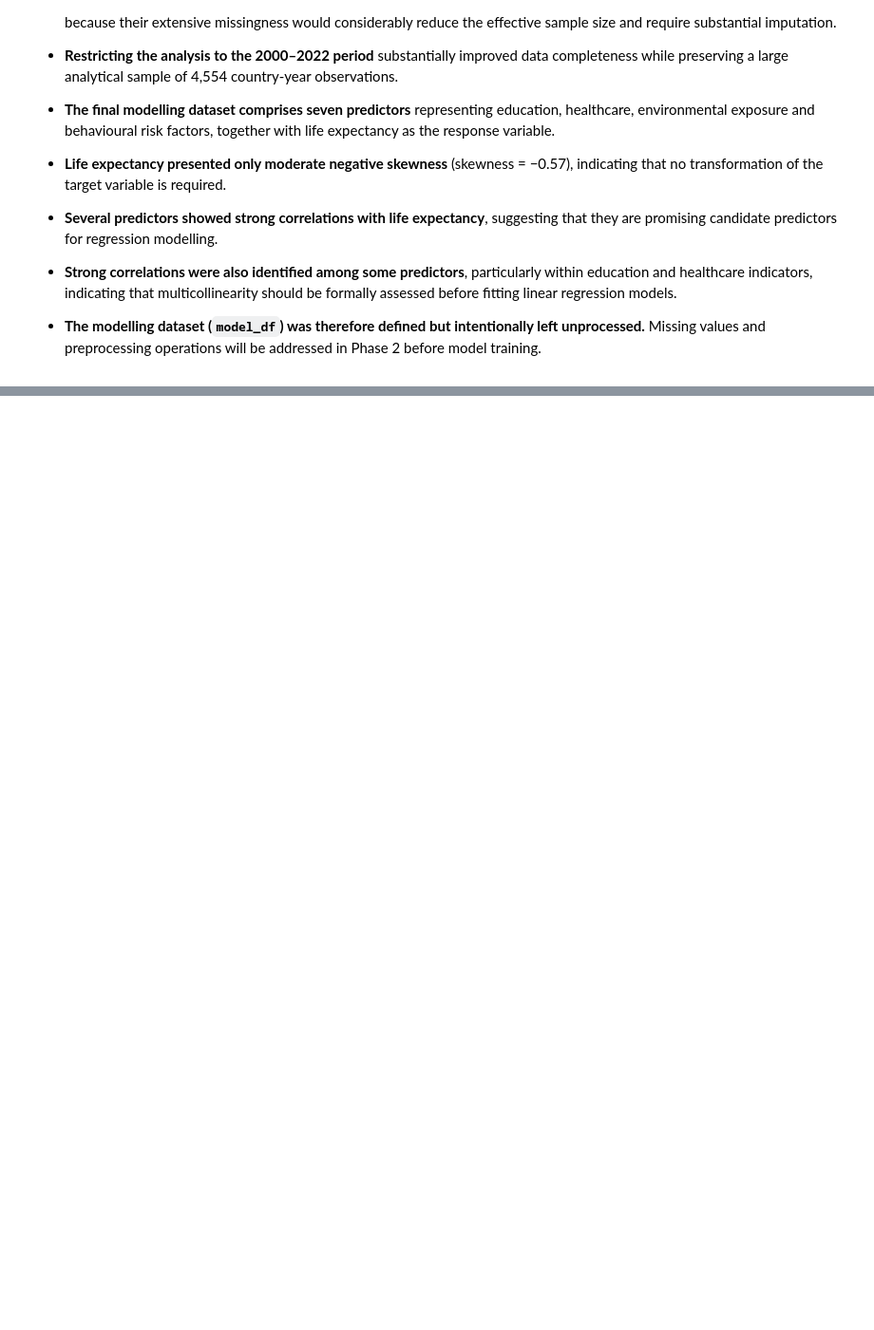
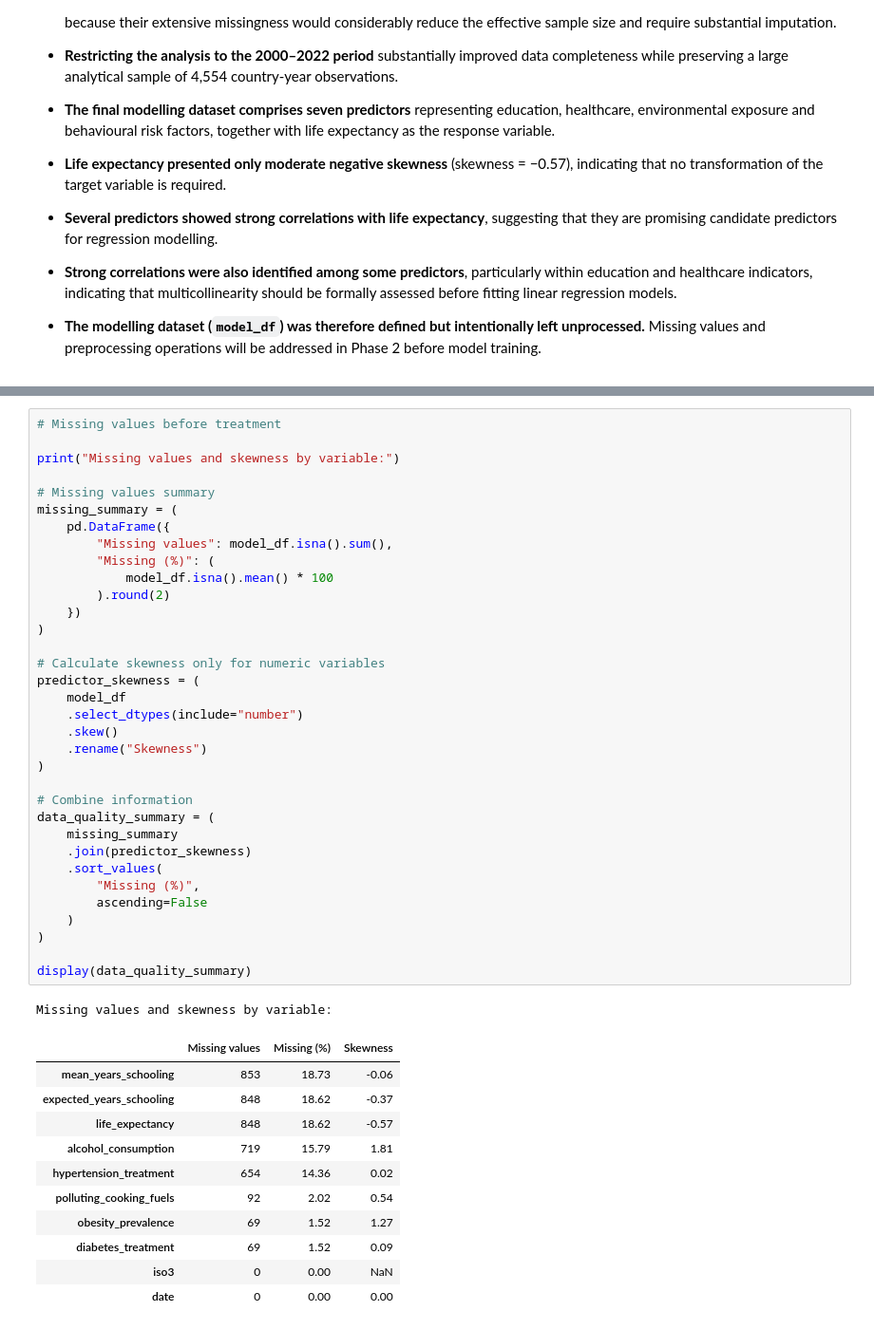
Before and after one commit to ananda-pires/who_life_expectancy_prediction, a Jupyter notebook: notebooks/life_expectancy.ipynb, the cells around one changed output, grey strips where cells are left out. Shown at 95% size. Drawn from its saved outputs; the diff is of its cells as text; blank space fills up the shorter version.

```diff
--- a/notebooks/life_expectancy.ipynb
+++ b/notebooks/life_expectancy.ipynb
@@ -1181,0 +1211,47 @@ The main findings are summarized below:
+# %%
+# Missing values before treatment
+
+print("Missing values and skewness by variable:")
+
+# Missing values summary
+missing_summary = (
+    pd.DataFrame({
+        "Missing values": model_df.isna().sum(),
+        "Missing (%)": (
+            model_df.isna().mean() * 100
+        ).round(2)
+    })
+)
+
+# Calculate skewness only for numeric variables
+predictor_skewness = (
+    model_df
+    .select_dtypes(include="number")
+    .skew()
+    .rename("Skewness")
+)
+
+# Combine information
+data_quality_summary = (
+    missing_summary
+    .join(predictor_skewness)
+    .sort_values(
+        "Missing (%)",
+        ascending=False
+    )
+)
+
+display(data_quality_summary)
+# %% [output]
+Missing values and skewness by variable:
+|  | Missing values | Missing (%) | Skewness |
+| mean_years_schooling | 853 | 18.73 | -0.06 |
+| expected_years_schooling | 848 | 18.62 | -0.37 |
+| life_expectancy | 848 | 18.62 | -0.57 |
+| alcohol_consumption | 719 | 15.79 | 1.81 |
+| hypertension_treatment | 654 | 14.36 | 0.02 |
+| polluting_cooking_fuels | 92 | 2.02 | 0.54 |
+| obesity_prevalence | 69 | 1.52 | 1.27 |
+| diabetes_treatment | 69 | 1.52 | 0.09 |
+| iso3 | 0 | 0.00 | NaN |
+| date | 0 | 0.00 | 0.00 |
```
Also changed, not shown: parts of 12 cells of this notebook, 2 other files.
